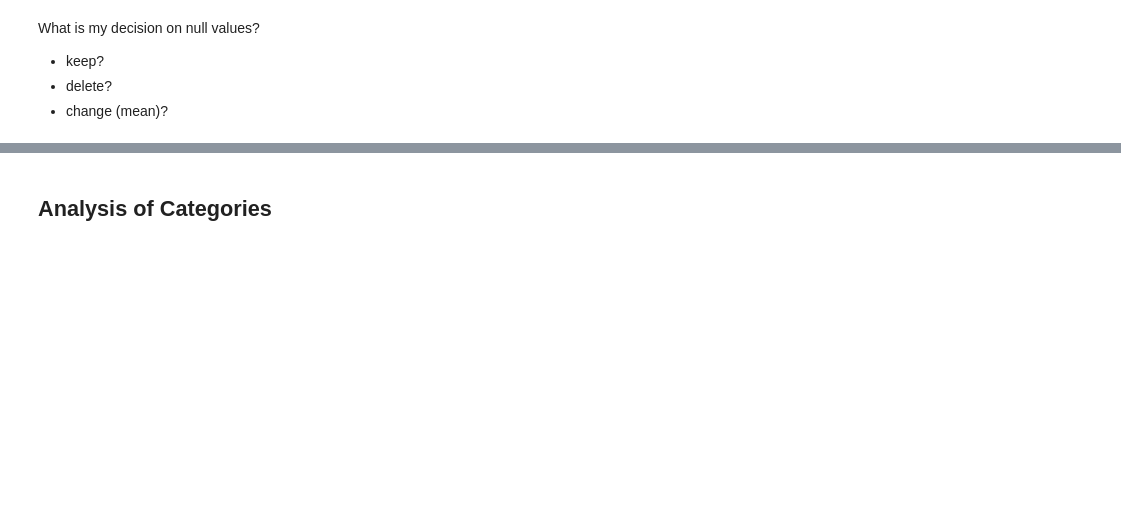
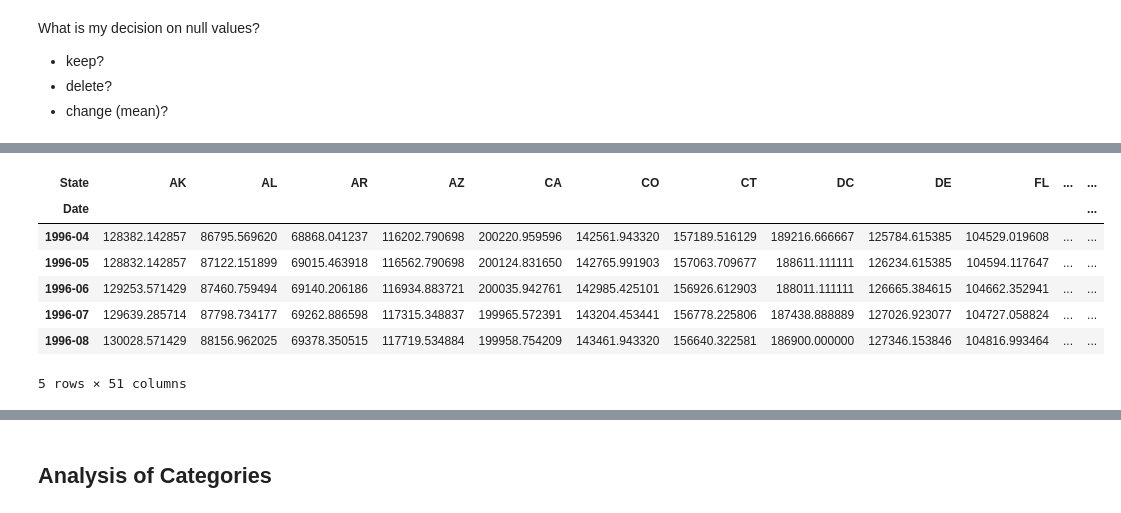
Before and after one commit to jxn628/dsc-phase-4-project-1, a Jupyter notebook: student.ipynb, the cells around one changed output, grey strips where cells are left out. Drawn from its saved outputs; the diff is of its cells as text; code cells hidden in the pictures; blank space fills up the shorter version.

```diff
--- a/student.ipynb
+++ b/student.ipynb
@@ -100,0 +503,2 @@ What is my decision on null values?
+# %%
+flipped_df.rename(columns={"index": "Date"}, inplace=True)
@@ -100,0 +515,13 @@ What is my decision on null values?
+# %%
+flipped_df = flipped_df.set_index('Date')
+# %%
+flipped_df.head()
+# %% [output]
+| State | AK | AL | AR | AZ | CA | CO | CT | DC | DE | FL | ... | ... |
+| Date |  |  |  |  |  |  |  |  |  |  |  | ... |
+| 1996-04 | 128382.142857 | 86795.569620 | 68868.041237 | 116202.790698 | 200220.959596 | 142561.943320 | 157189.516129 | 189216.666667 | 125784.615385 | 104529.019608 | ... | ... |
+| 1996-05 | 128832.142857 | 87122.151899 | 69015.463918 | 116562.790698 | 200124.831650 | 142765.991903 | 157063.709677 | 188611.111111 | 126234.615385 | 104594.117647 | ... | ... |
+| 1996-06 | 129253.571429 | 87460.759494 | 69140.206186 | 116934.883721 | 200035.942761 | 142985.425101 | 156926.612903 | 188011.111111 | 126665.384615 | 104662.352941 | ... | ... |
+| 1996-07 | 129639.285714 | 87798.734177 | 69262.886598 | 117315.348837 | 199965.572391 | 143204.453441 | 156778.225806 | 187438.888889 | 127026.923077 | 104727.058824 | ... | ... |
+| 1996-08 | 130028.571429 | 88156.962025 | 69378.350515 | 117719.534884 | 199958.754209 | 143461.943320 | 156640.322581 | 186900.000000 | 127346.153846 | 104816.993464 | ... | ... |
+5 rows × 51 columns
```
Also changed, not shown: parts of 100 cells of this notebook.
